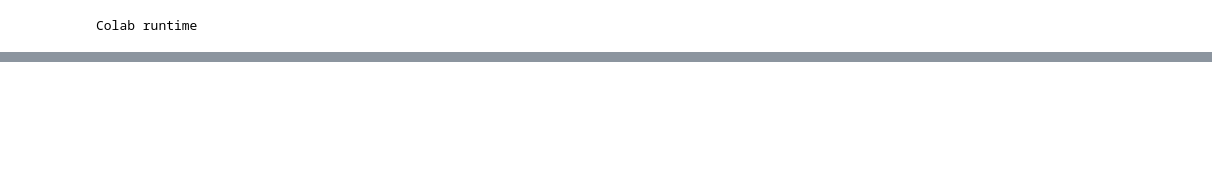
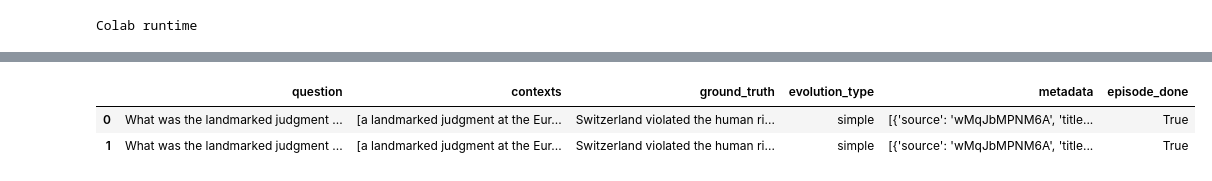
Before and after one commit to gox6/colab-demos, a Jupyter notebook: rags/evaluate-rags-rigorously-or-perish.ipynb, the cells around one changed output, grey strips where cells are left out. Drawn from its saved outputs; the diff is of its cells as text; code cells hidden in the pictures; blank space fills up the shorter version.

```diff
--- a/rags/evaluate-rags-rigorously-or-perish.ipynb
+++ b/rags/evaluate-rags-rigorously-or-perish.ipynb
@@ -68,2 +145,31 @@ langchain_core.documents.base.Document
 # %%
 client = chromadb.Client()
+# %%
+base_docs = bbc_news[20:22]
+
+# generator with openai models
+llm = ChatOpenAI(model="gpt-3.5-turbo")
+generator_llm = llm
+critic_llm = llm
+embeddings = OpenAIEmbeddings()
+
+generator = TestsetGenerator.from_langchain(
+    generator_llm,
+    critic_llm,
+    embeddings
+)
+
+# Change resulting question type distribution
+distributions = {
+    simple: 1,
+}
+
+
+from ragas.testset.docstore import InMemoryDocumentStore
+
+
+
+# use generator.generate_with_llamaindex_docs if you use llama-index as document loader
+testset = generator.generate_with_langchain_docs(base_docs, 2, distributions)
+testset.to_pandas()
+# %% [output]
@@ -69,0 +177,3 @@ client = chromadb.Client()
+|  | question | contexts | ground_truth | evolution_type | metadata | episode_done |
+| 0 | What was the landmarked judgment ... | [a landmarked judgment at the Eur... | Switzerland violated the human ri... | simple | [{'source': 'wMqJbMPNM6A', 'title... | True |
+| 1 | What was the landmarked judgment ... | [a landmarked judgment at the Eur... | Switzerland violated the human ri... | simple | [{'source': 'wMqJbMPNM6A', 'title... | True |
```
Also changed, not shown: parts of 14 cells of this notebook.
